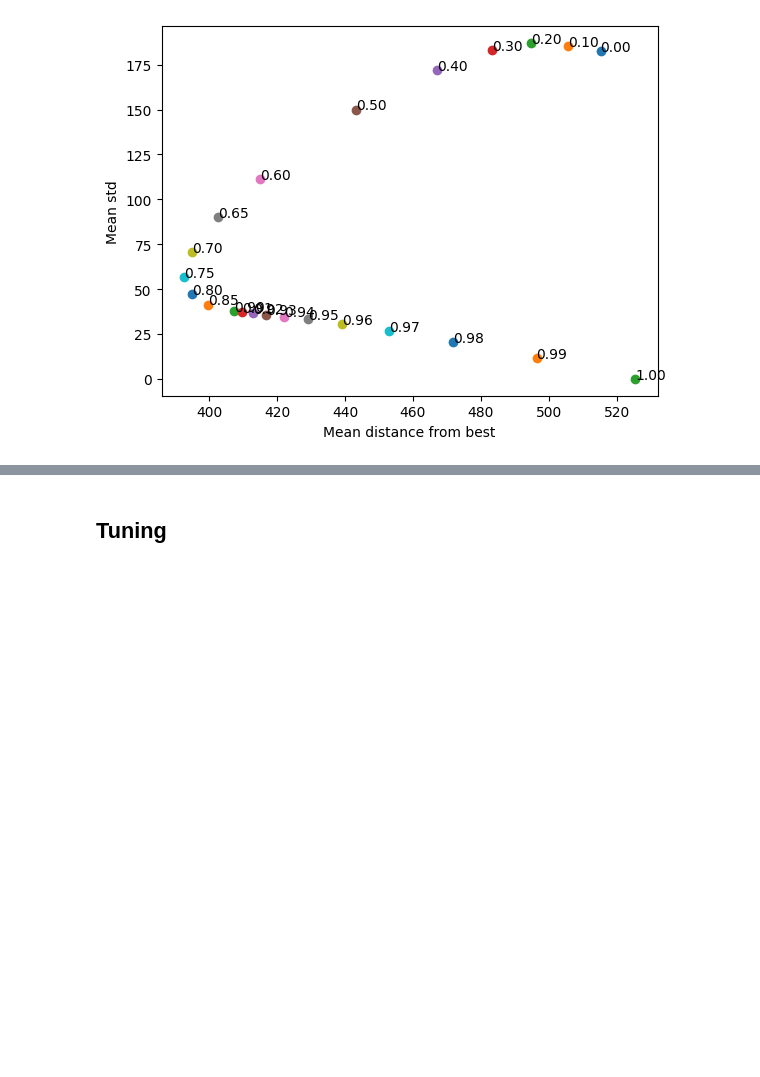
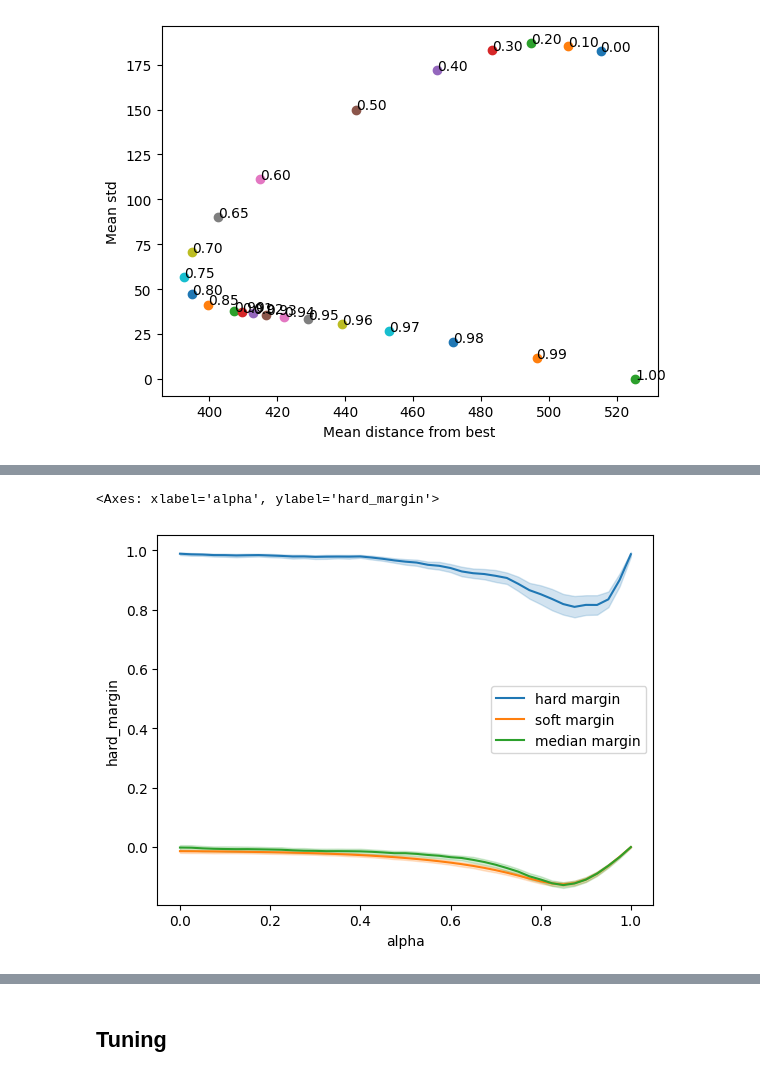
Before and after one commit to emiliocantuc/emiliocantuc.github.io, a Jupyter notebook: posts/others/wolv-events/index.ipynb, the cells around one changed output, grey strips where cells are left out. Cells and saved outputs as stored; diff of their text form; code cells hidden in the pictures; blank space fills up the shorter version.

```diff
--- a/posts/others/wolv-events/index.ipynb
+++ b/posts/others/wolv-events/index.ipynb
@@ -96,14 +70,14 @@ First, let's take a look at three events and how we might represent their most r
 day_of_week = lambda datetime_str: datetime.strptime(datetime_str, '%Y%m%dT%H%M%S').strftime('%A')
 gget = lambda e, k, v: e.get(k, None) if e.get(k, None) is not None else v
 
-def stringify_event(e):
+def stringify_event(e, desc_len=800):
     limit = lambda s, n: s if len(s) < n else s[:n-3] + '...'
     sponsors = [gget(s, 'group_name', '') for s in gget(e, 'sponsors', {})]
     maize_group = e.get('maizepages_import', {}).get('maizepages_group_name')
     if maize_group: sponsors.append(maize_group)
     o = [
         f"{e['event_type']}:{limit(gget(e, 'combined_title', ''), 200)}",
-        f"{limit(gget(e, 'description', ''), 800)}",
+        f"{limit(gget(e, 'description', ''), desc_len)}",
         f"Where:{e['location_name']}",
         f"When:{day_of_week(e['datetime_start'])} {e['time_start'].split(':')[0]}",
     ]
@@ -269,5 +283 @@ class Recommender:
         usr.usr_emb /= np.linalg.norm(usr.usr_emb)
-# %%
-r = Recommender(events, E, 0.1)
-usr = User(0, init_usr_emb_fn=lambda: E[10])
-for e in r.recommend(usr, 2): print(stringify_event(e))
@@ -554,0 +666,32 @@ plt.show()
+# %%
+n_weeks = 100
+alpha = 0.9
+
+df = []
+
+alphas = np.linspace(0, 1, 41)
+print(alphas)
+for alpha in alphas:
+    for seed in range(30):
+        events_to_rank_paths, events_to_sim_paths, events_to_vote_type, shuffled_events = sim_analysis(alpha, n_weeks, seed = seed)
+
+        up_last_sims = [events_to_sim_paths[e][-1] for e in events_to_rank_paths if events_to_vote_type[e] == 'up']
+        down_last_sims = [events_to_sim_paths[e][-1] for e in events_to_rank_paths if events_to_vote_type[e] == 'down']
+
+        up_last_sims = np.array(up_last_sims)
+        down_last_sims = np.array(down_last_sims)
+
+        hard_margin = max((up_last_sims < max(down_last_sims)).mean(), (down_last_sims > min(up_last_sims)).mean()) #max(down_last_sims) - min(up_last_sims)
+        soft_margin = np.mean(down_last_sims) - np.mean(up_last_sims)
+        median_margin = np.median(down_last_sims) - np.median(up_last_sims)
+
+        df.append({
+            'alpha': alpha,
+            'hard_margin': hard_margin,
+            'soft_margin': soft_margin,
+            'median_margin': median_margin,
+            'last_up_var': up_last_sims.var(),
+            'last_down_var': down_last_sims.var(),
+            'seed': seed,
+        })
+print(alpha)
@@ -554,0 +716,8 @@ plt.show()
+# %%
+df = pd.DataFrame(df)
+sns.lineplot(data = df, x = 'alpha', y = 'hard_margin', label = 'hard margin')
+sns.lineplot(data = df, x = 'alpha', y = 'soft_margin', label = 'soft margin')
+sns.lineplot(data = df, x = 'alpha', y = 'median_margin', label = 'median margin')
+# %% [output]
+<Axes: xlabel='alpha', ylabel='hard_margin'>
+[figure, added]
```
Also changed, not shown: parts of 20 cells of this notebook, 18 other files.
